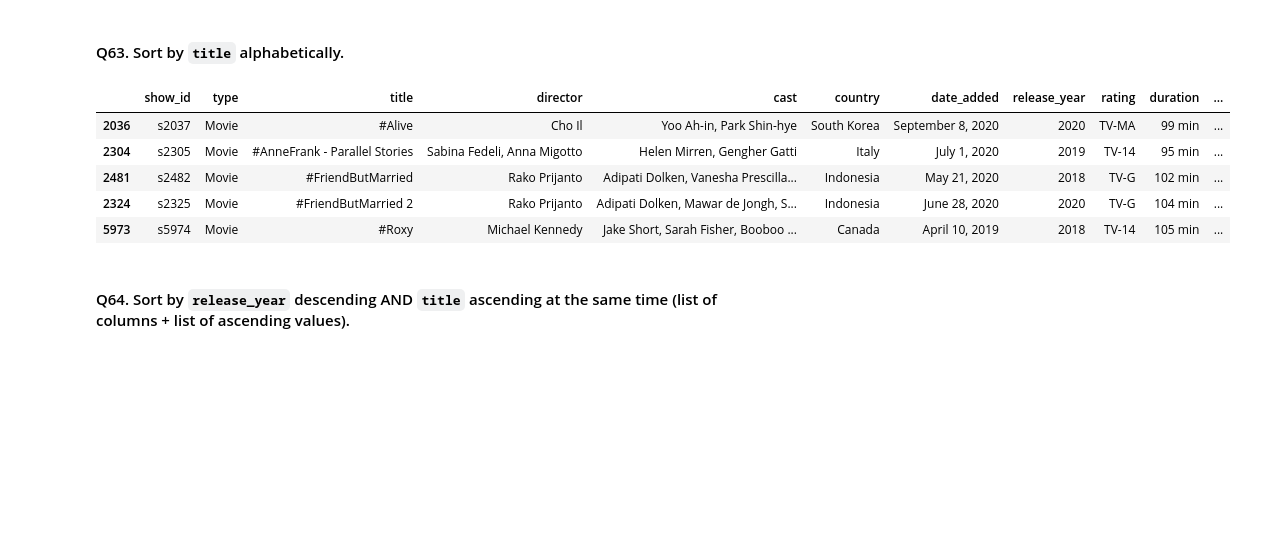
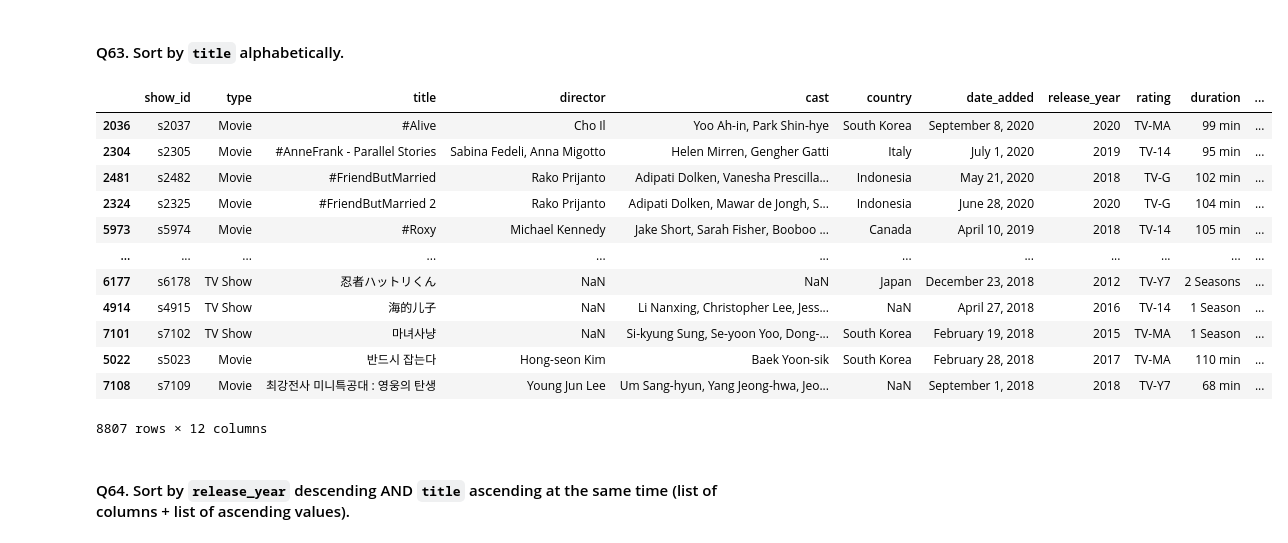
Before and after one commit to Yugalpoudel07/Pandas_For_Data_Science, a Jupyter notebook: Notebook/netflix_125_question_workbook.ipynb, the cells around one changed output. Cells and saved outputs as stored; diff of their text form; code cells hidden in the pictures; blank space fills up the shorter version.

```diff
--- a/Notebook/netflix_125_question_workbook.ipynb
+++ b/Notebook/netflix_125_question_workbook.ipynb
@@ -1024,14 +915,21 @@ df.sort_values("release_year", ascending=False).head(10)
 # %% [markdown]
 #### Q63. Sort by `title` alphabetically.
 # %%
-df.sort_values("title").head()
+df.sort_values("title")
 # %% [output]
 |  | show_id | type | title | director | cast | country | date_added | release_year | rating | duration | ... |
 | 2036 | s2037 | Movie | #Alive | Cho Il | Yoo Ah-in, Park Shin-hye | South Korea | September 8, 2020 | 2020 | TV-MA | 99 min | ... |
 | 2304 | s2305 | Movie | #AnneFrank - Parallel Stories | Sabina Fedeli, Anna Migotto | Helen Mirren, Gengher Gatti | Italy | July 1, 2020 | 2019 | TV-14 | 95 min | ... |
 | 2481 | s2482 | Movie | #FriendButMarried | Rako Prijanto | Adipati Dolken, Vanesha Prescilla... | Indonesia | May 21, 2020 | 2018 | TV-G | 102 min | ... |
 | 2324 | s2325 | Movie | #FriendButMarried 2 | Rako Prijanto | Adipati Dolken, Mawar de Jongh, S... | Indonesia | June 28, 2020 | 2020 | TV-G | 104 min | ... |
 | 5973 | s5974 | Movie | #Roxy | Michael Kennedy | Jake Short, Sarah Fisher, Booboo ... | Canada | April 10, 2019 | 2018 | TV-14 | 105 min | ... |
+| ... | ... | ... | ... | ... | ... | ... | ... | ... | ... | ... | ... |
+| 6177 | s6178 | TV Show | 忍者ハットリくん | NaN | NaN | Japan | December 23, 2018 | 2012 | TV-Y7 | 2 Seasons | ... |
+| 4914 | s4915 | TV Show | 海的儿子 | NaN | Li Nanxing, Christopher Lee, Jess... | NaN | April 27, 2018 | 2016 | TV-14 | 1 Season | ... |
+| 7101 | s7102 | TV Show | 마녀사냥 | NaN | Si-kyung Sung, Se-yoon Yoo, Dong-... | South Korea | February 19, 2018 | 2015 | TV-MA | 1 Season | ... |
+| 5022 | s5023 | Movie | 반드시 잡는다 | Hong-seon Kim | Baek Yoon-sik | South Korea | February 28, 2018 | 2017 | TV-MA | 110 min | ... |
+| 7108 | s7109 | Movie | 최강전사 미니특공대 : 영웅의 탄생 | Young Jun Lee | Um Sang-hyun, Yang Jeong-hwa, Jeo... | NaN | September 1, 2018 | 2018 | TV-Y7 | 68 min | ... |
+8807 rows × 12 columns
 # %% [markdown]
 #### Q64. Sort by `release_year` descending AND `title` ascending at the same time (list of columns + list of ascending values).
 # %%
```
Also changed, not shown: parts of 113 cells of this notebook.
